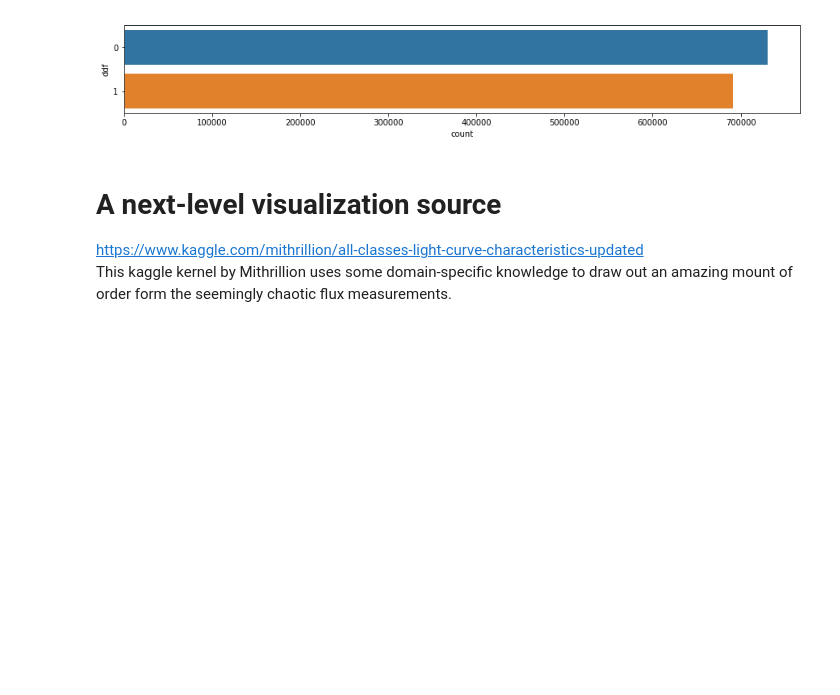
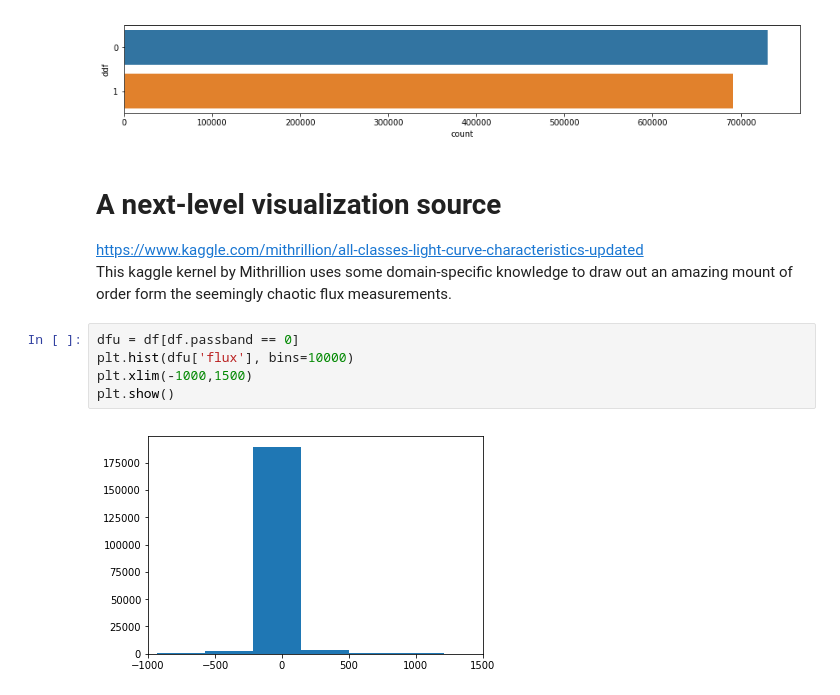
Before and after one commit to conditg/Space, a Jupyter notebook: Explorations.ipynb, the cells around one changed output. Cells and saved outputs as stored; diff of their text form; blank space fills up the shorter version.

```diff
--- a/Explorations.ipynb
+++ b/Explorations.ipynb
@@ -246,3 +257,10 @@ plt.show()
 # A next-level visualization source
 https://www.kaggle.com/mithrillion/all-classes-light-curve-characteristics-updated
 This kaggle kernel by Mithrillion uses some domain-specific knowledge to draw out an amazing mount of order form the seemingly chaotic flux measurements.
+# %%
+dfu = df[df.passband == 0]
+plt.hist(dfu['flux'], bins=10000)
+plt.xlim(-1000,1500)
+plt.show()
+# %% [output]
+[figure, added]
```
Also changed, not shown: parts of 6 cells of this notebook.
